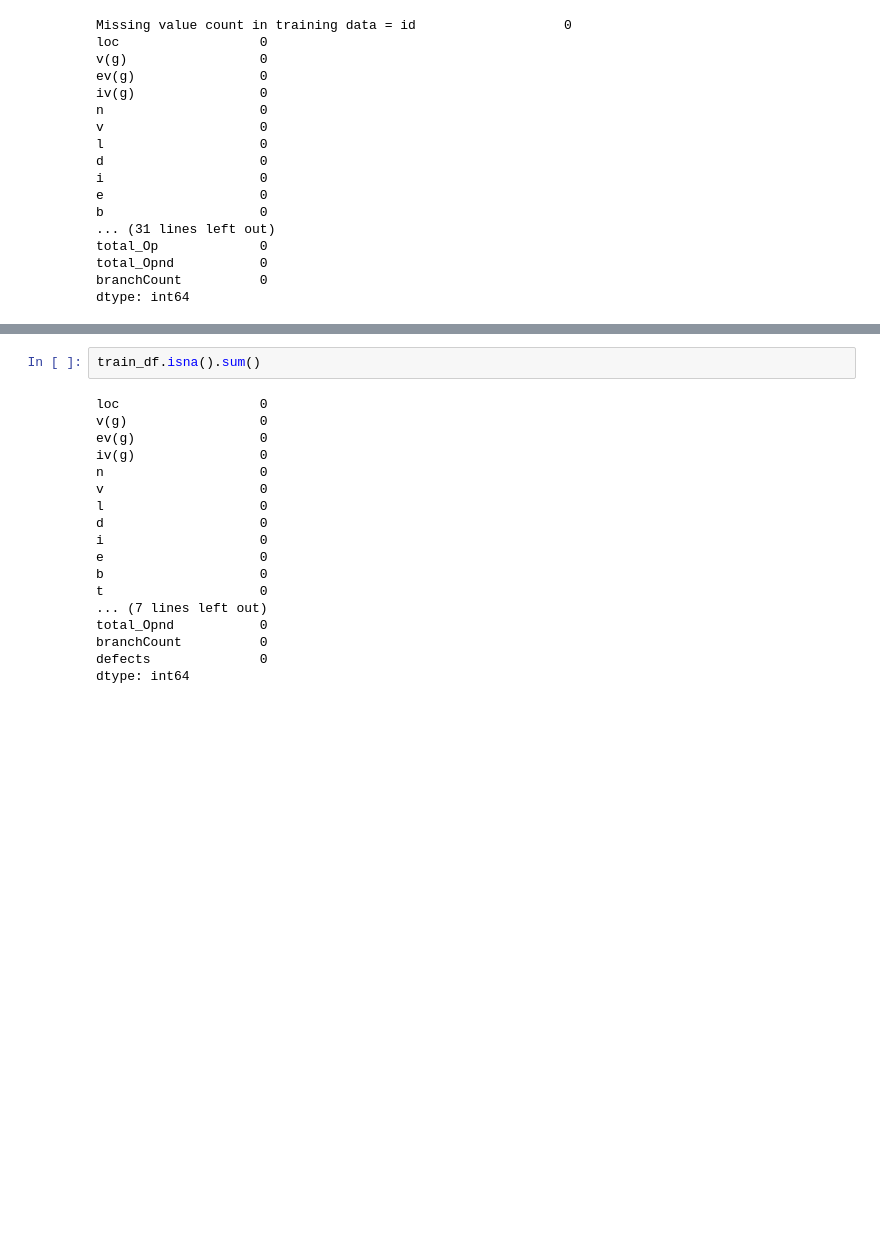
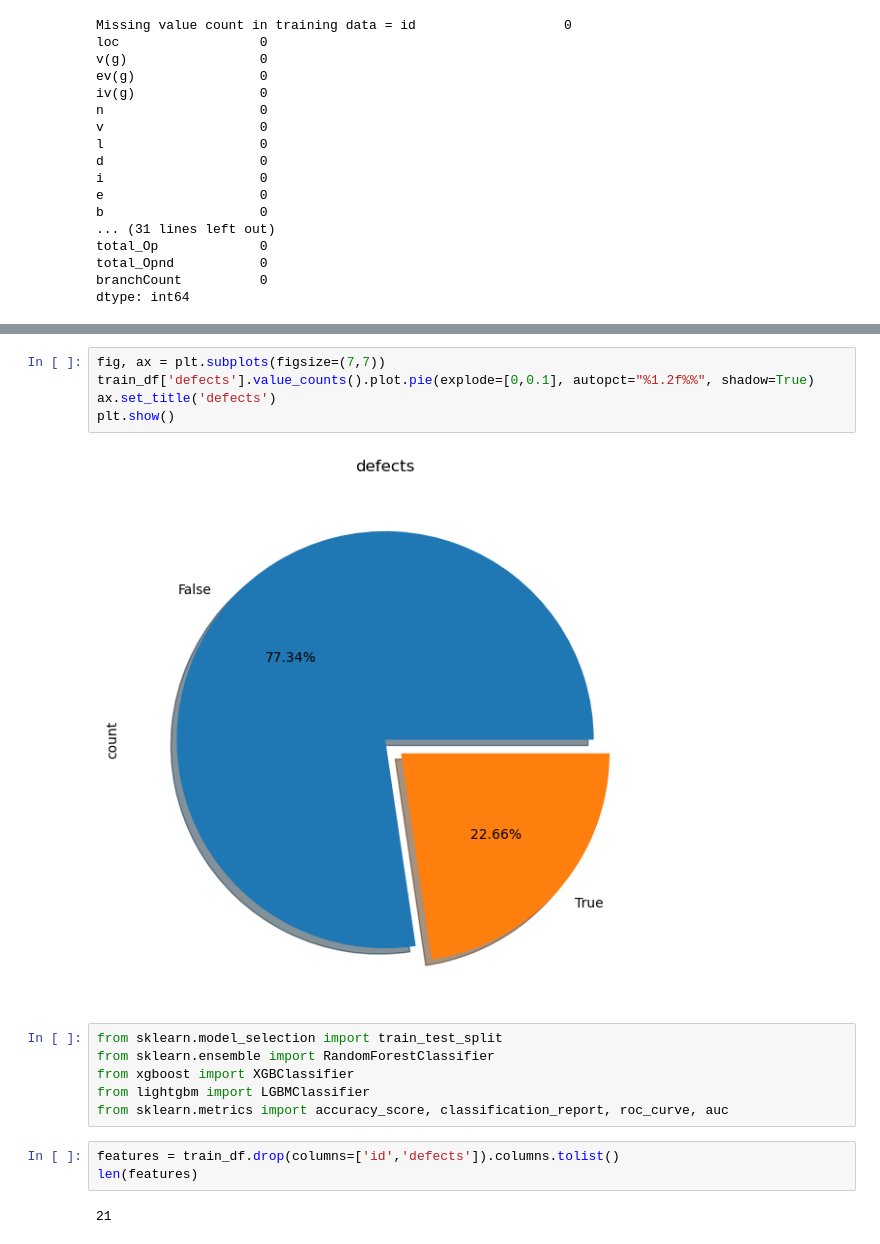
Before and after one commit to duranyi46/kaggle_comp_practice, a Jupyter notebook: softwaredefect/notebook.ipynb, the cells around one changed output, grey strips where cells are left out. Saved outputs shown, nothing was run; the diff lists cells and outputs as text; blank space fills up the shorter version.

```diff
--- a/softwaredefect/notebook.ipynb
+++ b/softwaredefect/notebook.ipynb
@@ -178,20 +169,18 @@ plt.show()
-# %%
-train_df.isna().sum()
-# %% [output]
-loc                  0
-v(g)                 0
-ev(g)                0
-iv(g)                0
-n                    0
-v                    0
-l                    0
-d                    0
-i                    0
-e                    0
-b                    0
-t                    0
-... (7 lines left out)
-total_Opnd           0
-branchCount          0
-defects              0
-dtype: int64
+# %%
+fig, ax = plt.subplots(figsize=(7,7))
+train_df['defects'].value_counts().plot.pie(explode=[0,0.1], autopct="%1.2f%%", shadow=True)
+ax.set_title('defects')
+plt.show()
+# %% [output]
+[figure, added]
+# %%
+from sklearn.model_selection import train_test_split
+from sklearn.ensemble import RandomForestClassifier
+from xgboost import XGBClassifier
+from lightgbm import LGBMClassifier
+from sklearn.metrics import accuracy_score, classification_report, roc_curve, auc
+# %%
+features = train_df.drop(columns=['id','defects']).columns.tolist()
+len(features)
+# %% [output]
+21
```
Also changed, not shown: parts of 15 cells of this notebook, 1 other file.
